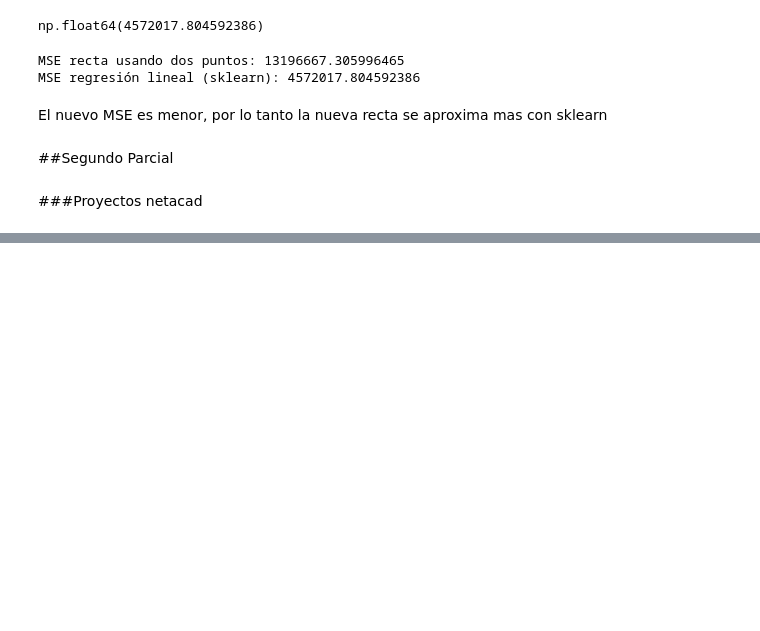
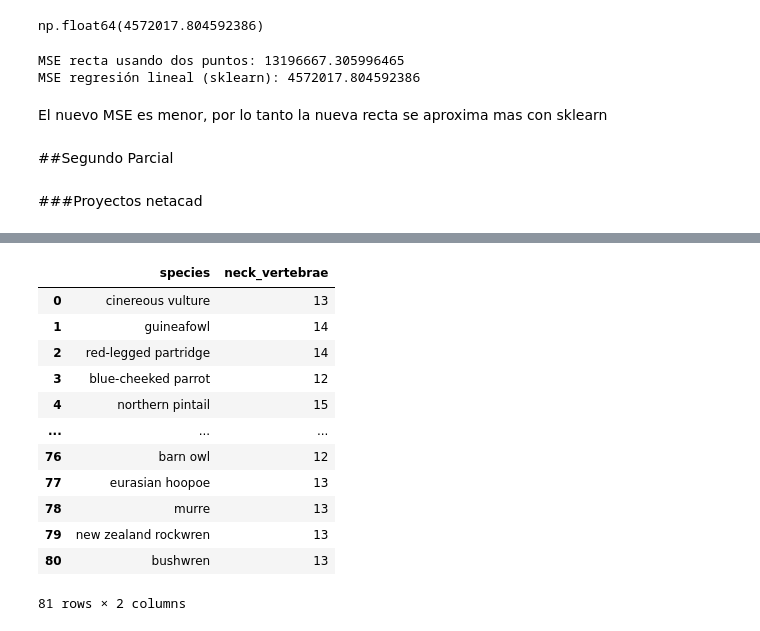
Before and after one commit to vidalesdavid/mineria_de_datos, a Jupyter notebook: Mineria_de_datos_183060.ipynb, the cells around one changed output, grey strips where cells are left out. Drawn from its saved outputs; the diff is of its cells as text; code cells hidden in the pictures; blank space fills up the shorter version.

```diff
--- a/Mineria_de_datos_183060.ipynb
+++ b/Mineria_de_datos_183060.ipynb
@@ -806,0 +859,17 @@ El nuevo MSE es menor, por lo tanto la nueva recta se aproxima mas con sklearn
+# %%
+birds = pd.read_csv('bird-neck-bones.csv')
+birds #display the dataframe
+# %% [output]
+|  | species | neck_vertebrae |
+| 0 | cinereous vulture | 13 |
+| 1 | guineafowl | 14 |
+| 2 | red-legged partridge | 14 |
+| 3 | blue-cheeked parrot | 12 |
+| 4 | northern pintail | 15 |
+| ... | ... | ... |
+| 76 | barn owl | 12 |
+| 77 | eurasian hoopoe | 13 |
+| 78 | murre | 13 |
+| 79 | new zealand rockwren | 13 |
+| 80 | bushwren | 13 |
+81 rows × 2 columns
```
Also changed, not shown: parts of 14 cells of this notebook.
